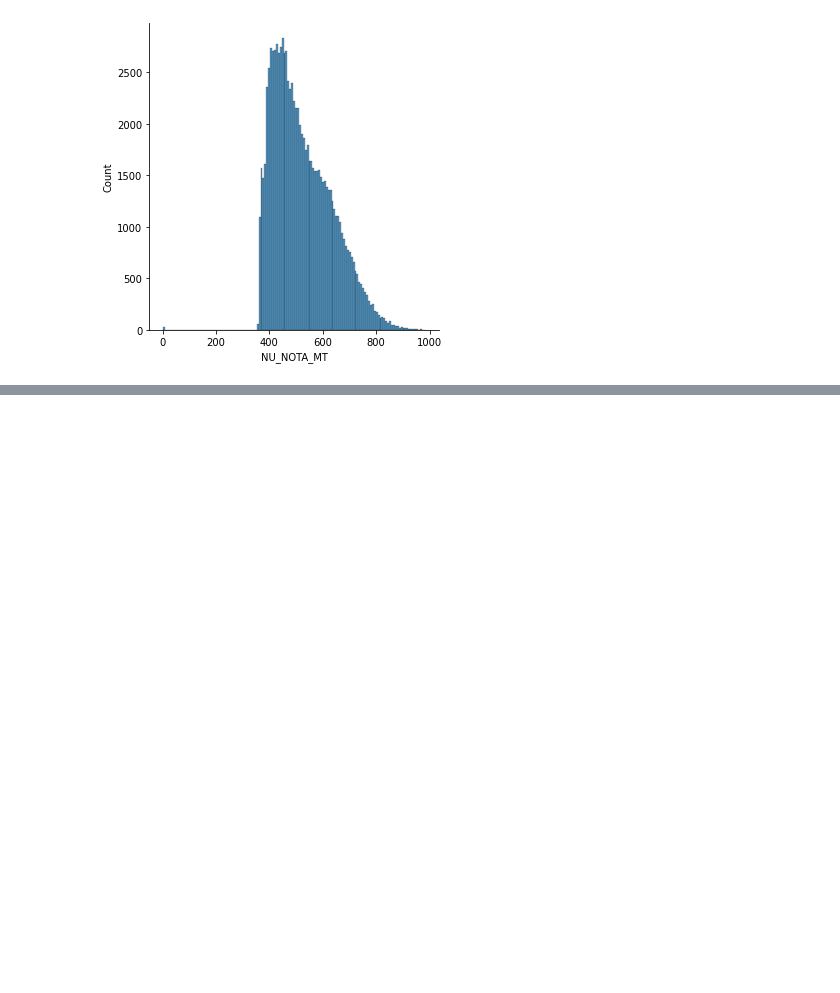
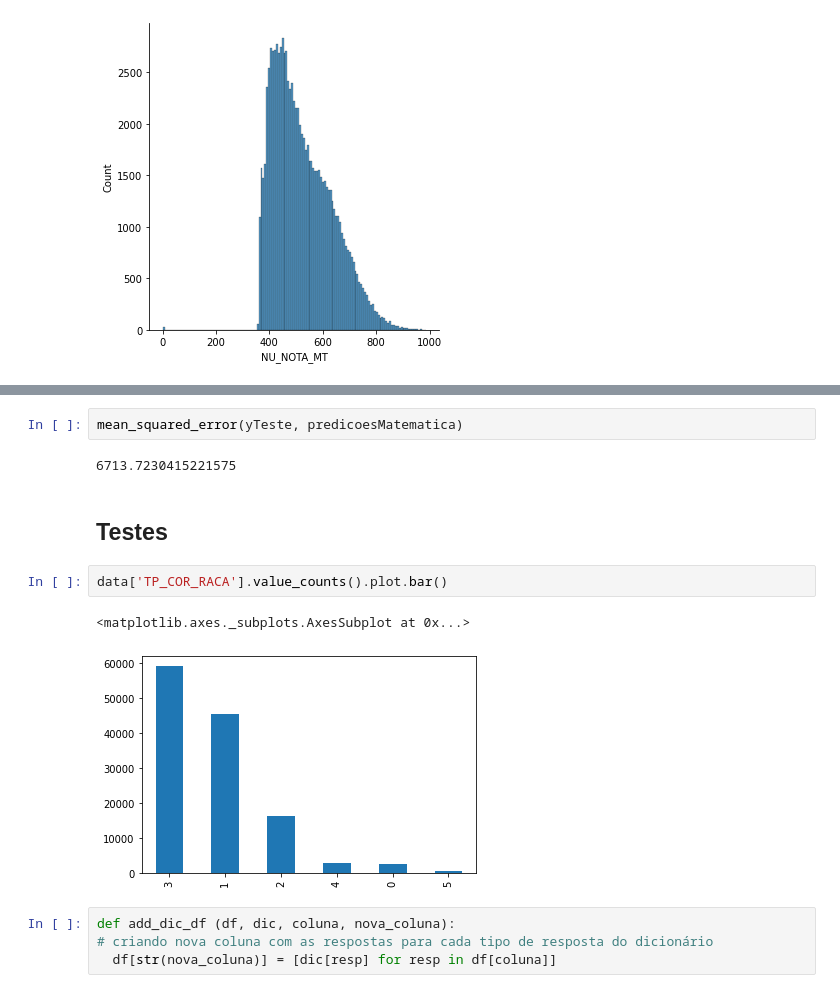
Before and after one commit to matheusbarraboni/dataScienceAlura, a Jupyter notebook: aluraDataScience.ipynb, the cells around one changed output, grey strips where cells are left out. Cells and saved outputs as stored; diff of their text form; blank space fills up the shorter version.

```diff
--- a/aluraDataScience.ipynb
+++ b/aluraDataScience.ipynb
@@ -233,0 +321,15 @@ sns.displot(data=data, x='NU_NOTA_MT')
+# %%
+mean_squared_error(yTeste, predicoesMatematica)
+# %% [output]
+6713.7230415221575
+# %% [markdown]
+## Testes
+# %%
+data['TP_COR_RACA'].value_counts().plot.bar()
+# %% [output]
+<matplotlib.axes._subplots.AxesSubplot at 0x...>
+[figure, added]
+# %%
+def add_dic_df (df, dic, coluna, nova_coluna):
+# criando nova coluna com as respostas para cada tipo de resposta do dicionário
+  df[str(nova_coluna)] = [dic[resp] for resp in df[coluna]]
```
Also changed, not shown: parts of 18 cells of this notebook.
